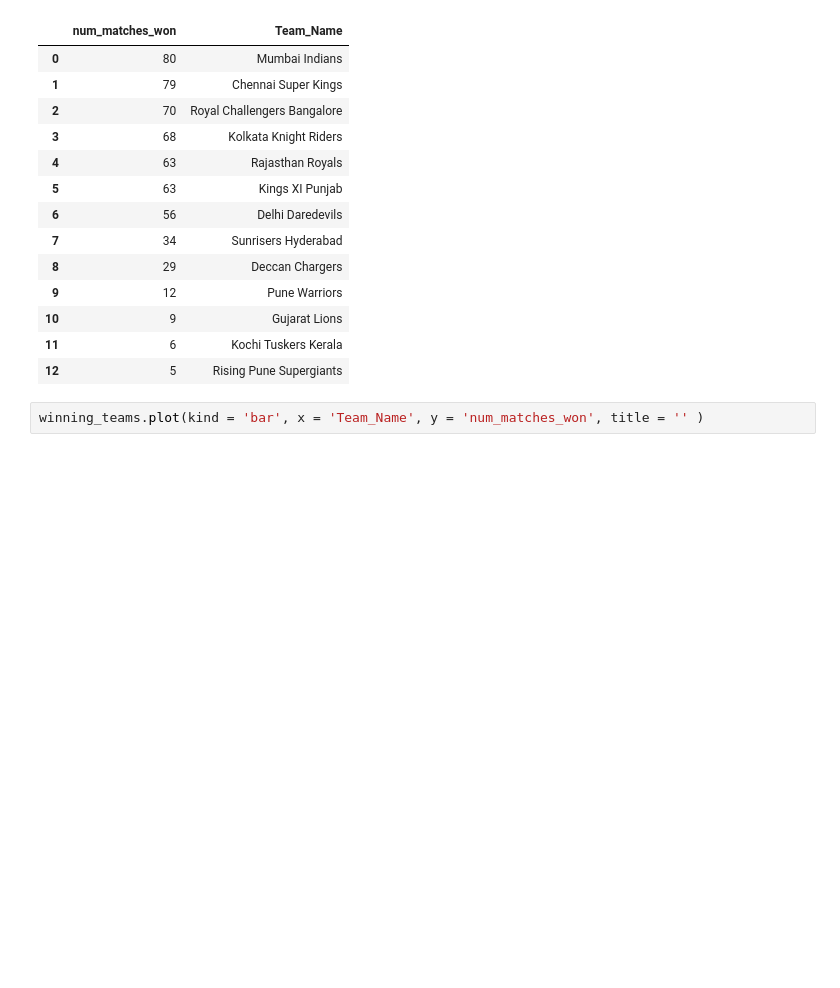
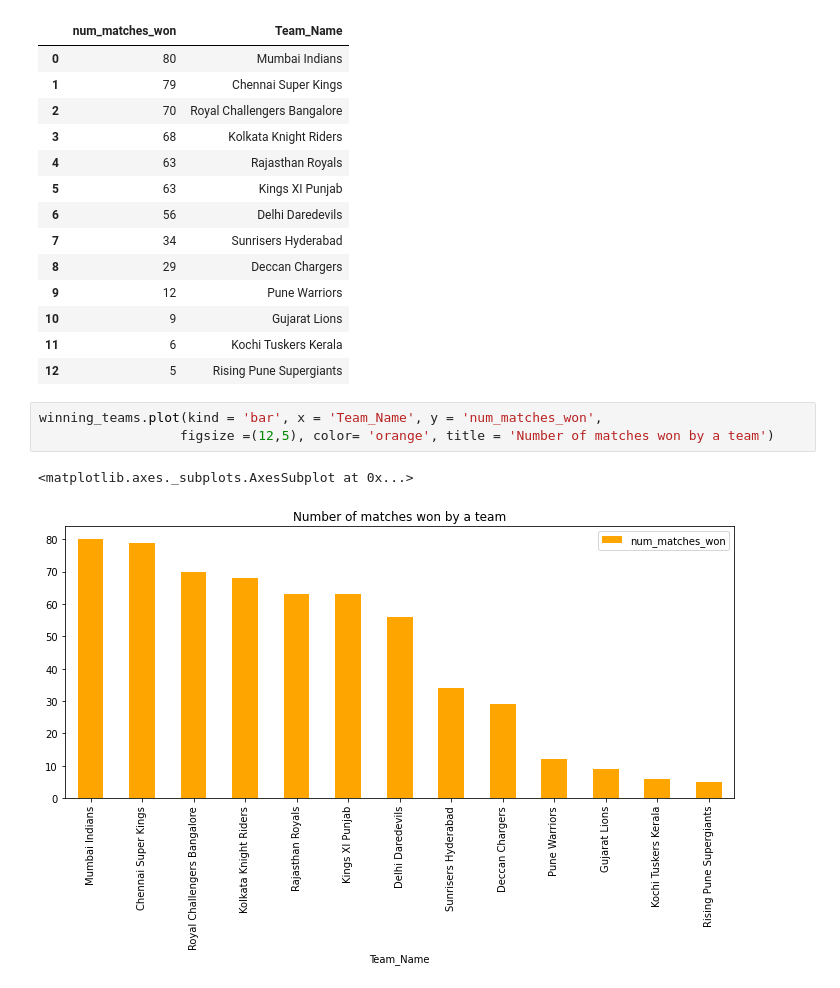
Before and after one commit to crypticrk/IPL-Data-Analysis, a Jupyter notebook: IPL Data Analysis.ipynb, the cells around one changed output. Cells and saved outputs as stored; diff of their text form; blank space fills up the shorter version.

```diff
--- a/IPL Data Analysis.ipynb
+++ b/IPL Data Analysis.ipynb
@@ -548,4 +548,8 @@ winning_teams
 | 11 | 6 | Kochi Tuskers Kerala |
 | 12 | 5 | Rising Pune Supergiants |
 # %%
-winning_teams.plot(kind = 'bar', x = 'Team_Name', y = 'num_matches_won', title = '' )
+winning_teams.plot(kind = 'bar', x = 'Team_Name', y = 'num_matches_won',
+                  figsize =(12,5), color= 'orange', title = 'Number of matches won by a team')
+# %% [output]
+<matplotlib.axes._subplots.AxesSubplot at 0x...>
+[figure, added]
```
Also changed, not shown: parts of 5 cells of this notebook.
